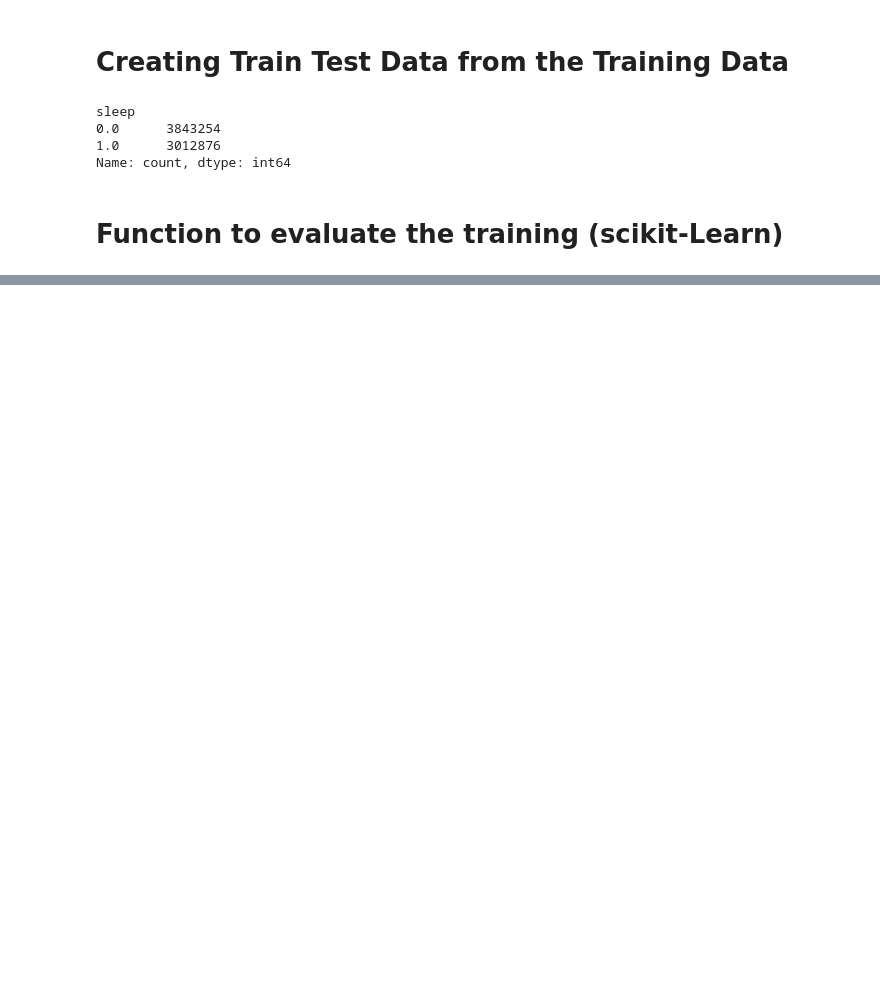
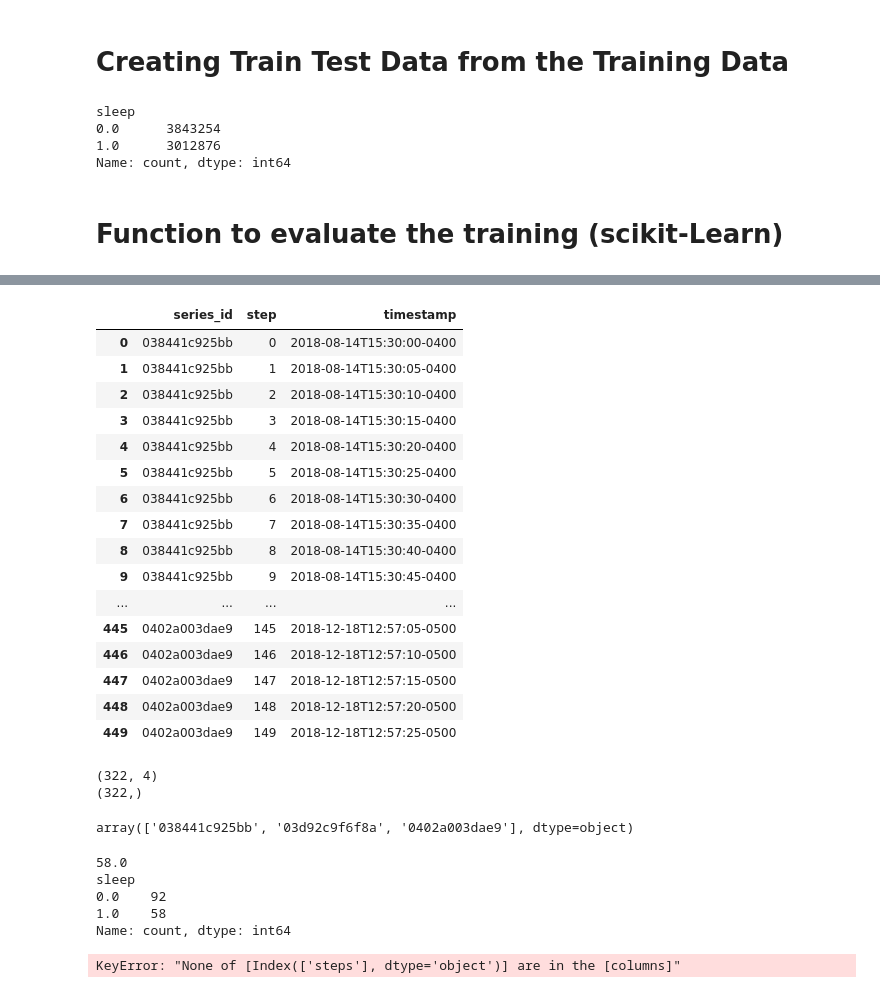
Before and after one commit to snajeebz/CMI-SleepState-Detection, a Jupyter notebook: submission-final.ipynb, the cells around one changed output, grey strips where cells are left out. Drawn from its saved outputs; the diff is of its cells as text; code cells hidden in the pictures; blank space fills up the shorter version.

Commit message:
Kaggle Notebook | Submission Final | Version 16

```diff
--- a/submission-final.ipynb
+++ b/submission-final.ipynb
@@ -352,2 +384,9 @@ print("Test loss", test_loss)
 # %%
-test=pd.read_parquet(path="/kaggle/input/child-mind-institute-detect-sleep-states/test_series.parquet", engine='auto')
+test=inactive_periods(pd.read_parquet(path="/kaggle/input/child-mind-institute-detect-sleep-states/test_series.parquet", engine='auto'))
+#test_df=test
+test_df=rollingstd(test)
+test_df['cluster']=(clustering(test_df)+1)/4
+test_df['sd_anglez_1']=pd.to_numeric(test_df['sd_anglez_1'])
+test_df['sd_enmo_1']=pd.to_numeric(test_df['sd_anglez_1'])
+X=test_df[['sd_anglez_1','sd_enmo_1','anglez','m_anglez_2','m_enmo_2','enmo','cluster']]
+y=rf.predict(X)
@@ -354,12 +402,0 @@ test=pd.read_parquet(path="/kaggle/input/child-mind-institute-detect-sleep-state
-# %%
-test_df=test
-# %%
-
-test=inactive_periods(test)
-test_df=test
-test_df['cluster']=(clustering(test_df)+1)/4
-test_df=rollingstd(test_df)
-test_df['sd_anglez_1']=pd.to_numeric(test_df['sd_anglez_1'])
-test_df['sd_enmo_1']=pd.to_numeric(test_df['sd_anglez_1'])
-X=test_df[['sd_anglez_1','sd_enmo_1','anglez','enmo','cluster']]
-y=np.absolute(model.predict(X))
@@ -369,0 +403,30 @@ test['sleep']=int(y)
+# %%
+result_df=test_df[['series_id','step','timestamp']]
+# %%
+result_df[['sleep']]
+# %% [output]
+|  | series_id | step | timestamp |
+| 0 | 038441c925bb | 0 | 2018-08-14T15:30:00-0400 |
+| 1 | 038441c925bb | 1 | 2018-08-14T15:30:05-0400 |
+| 2 | 038441c925bb | 2 | 2018-08-14T15:30:10-0400 |
+| 3 | 038441c925bb | 3 | 2018-08-14T15:30:15-0400 |
+| 4 | 038441c925bb | 4 | 2018-08-14T15:30:20-0400 |
+| 5 | 038441c925bb | 5 | 2018-08-14T15:30:25-0400 |
+| 6 | 038441c925bb | 6 | 2018-08-14T15:30:30-0400 |
+| 7 | 038441c925bb | 7 | 2018-08-14T15:30:35-0400 |
+| 8 | 038441c925bb | 8 | 2018-08-14T15:30:40-0400 |
+| 9 | 038441c925bb | 9 | 2018-08-14T15:30:45-0400 |
+| ... | ... | ... | ... |
+| 445 | 0402a003dae9 | 145 | 2018-12-18T12:57:05-0500 |
+| 446 | 0402a003dae9 | 146 | 2018-12-18T12:57:10-0500 |
+| 447 | 0402a003dae9 | 147 | 2018-12-18T12:57:15-0500 |
+| 448 | 0402a003dae9 | 148 | 2018-12-18T12:57:20-0500 |
+| 449 | 0402a003dae9 | 149 | 2018-12-18T12:57:25-0500 |
+# %%
+print(result_df.shape)
+print(y.shape)
+result_df[['sleep']]=np.nan
+result_df[['sleep']]=result_df[['sleep']].apply(lambda x: y)
+# %% [output]
+(322, 4)
+(322,)
@@ -369,0 +435,17 @@ test['sleep']=int(y)
+# %%
+result_df['series_id'].unique()
+# %% [output]
+array(['038441c925bb', '03d92c9f6f8a', '0402a003dae9'], dtype=object)
+# %%
+print(result_df['sleep'][result_df['series_id']=='0402a003dae9'].sum())
+print(result_df['sleep'][result_df['series_id']=='0402a003dae9'].value_counts())
+# %% [output]
+58.0
+sleep
+0.0    92
+1.0    58
+Name: count, dtype: int64
+# %%
+result_df[['steps']].groupby(pd.Grouper(result_df[["timestamp"]], freq="30min"))
+# %% [output]
+KeyError: "None of [Index(['steps'], dtype='object')] are in the [columns]"
```
Also changed, not shown: parts of 10 cells of this notebook.
